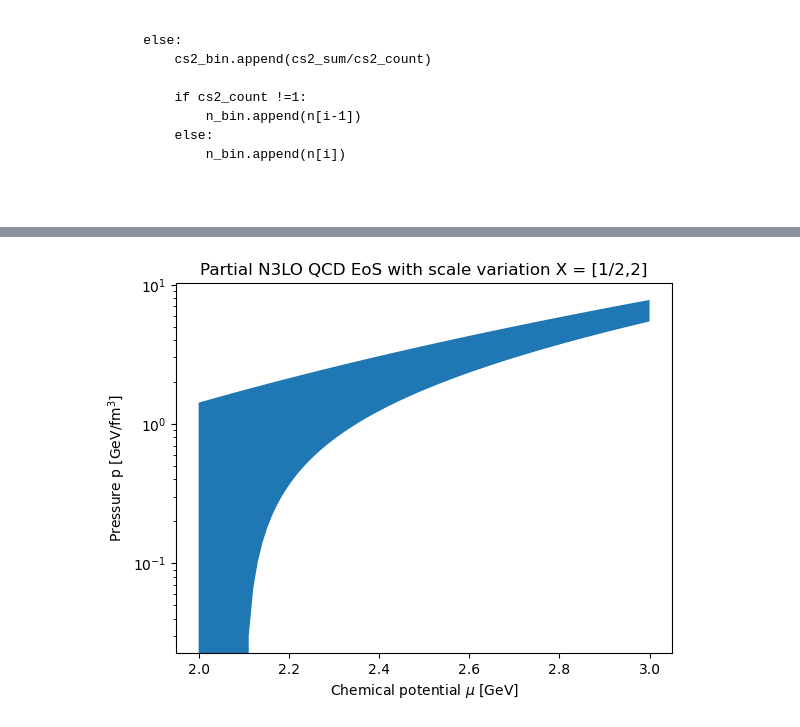
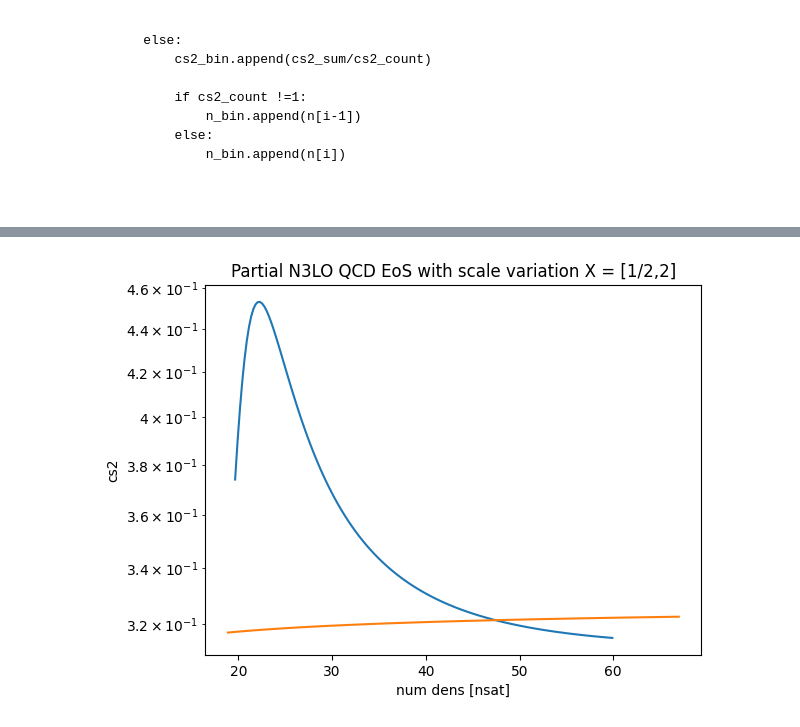
Before and after one commit to codinginrevolt/master_thesis, a Jupyter notebook: pqcd.ipynb, the cells around one changed output, grey strips where cells are left out. Drawn from its saved outputs; the diff is of its cells as text; code cells hidden in the pictures.

```diff
--- a/pqcd.ipynb
+++ b/pqcd.ipynb
@@ -121,0 +169,18 @@ now loop over all X sets
+# %%
+interest_n = 40
+
+cs2_values_n = [cs2[n_i.index(interest_n)] for n_i, cs2 in binned_data if interest_n in n_i]
+
+plt.scatter(X, cs2_values_n)
+plt.ylabel('$c_s^2$')
+plt.xlabel('Renormalisation scale X')
+plt.xscale('log')
+plt.title(f'c$_s^2$ values for n = {interest_n} n$_0$')
+plt.rcParams['font.family'] = 'serif'
+plt.show()
+
+plt.hist(cs2_values_n, bins=30, edgecolor='black')
+plt.ylabel('Frequency')
+plt.xlabel('$c_s^2$')
+plt.title(f'Histogram of $c_s^2$ values for n = {interest_n}')
+plt.show()
@@ -122,15 +206,17 @@ now loop over all X sets
 # %%
 
 mu_grid = np.linspace(2.0,3,100) #Grid in chemical potential in [GeV]
 
 pQCD1 = pQCD(1/2) #X=1/2
 pQCD2 = pQCD(2) #X=2
 
-plt.fill_between(mu_grid,np.vectorize(pQCD1.pressure)(mu_grid),np.vectorize(pQCD2.pressure)(mu_grid))
+plt.plot(np.vectorize(pQCD1.number_density)(mu_grid)/0.16, np.vectorize(pQCD1.speed2)(mu_grid), label='X=1/2')
+plt.plot(np.vectorize(pQCD2.number_density)(mu_grid)/0.16, np.vectorize(pQCD2.speed2)(mu_grid), label='X=2')
+
 plt.yscale('log')
-plt.ylabel('Pressure p [GeV/fm$^3$]')
-plt.xlabel('Chemical potential $\mu$ [GeV]')
+plt.xlabel('num dens [nsat]')
+plt.ylabel('cs2')
 plt.title('Partial N3LO QCD EoS with scale variation X = [1/2,2]')
 plt.show()
 # %% [output]
-[figure, old version]
+[figure, new version]
```
Also changed, not shown: parts of 11 cells of this notebook.
